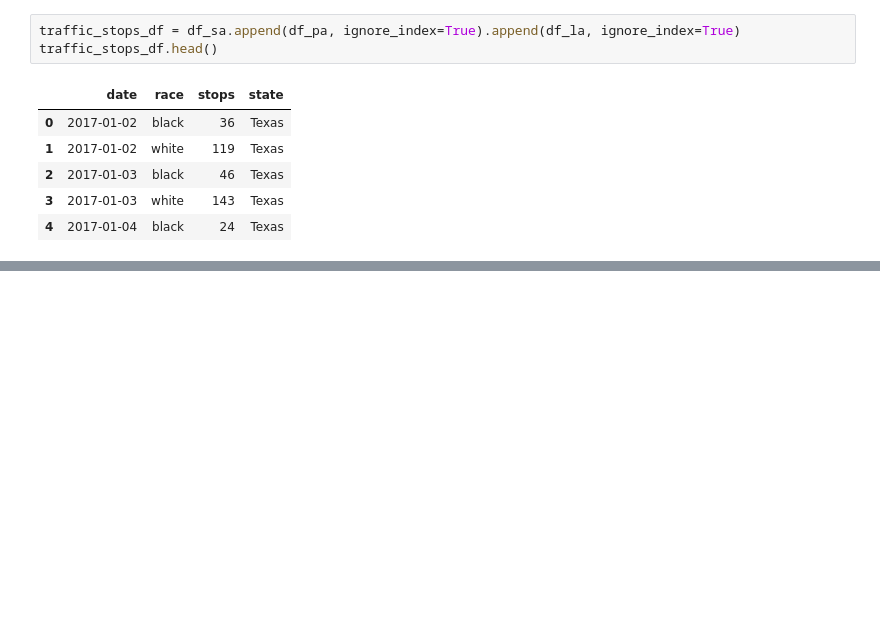
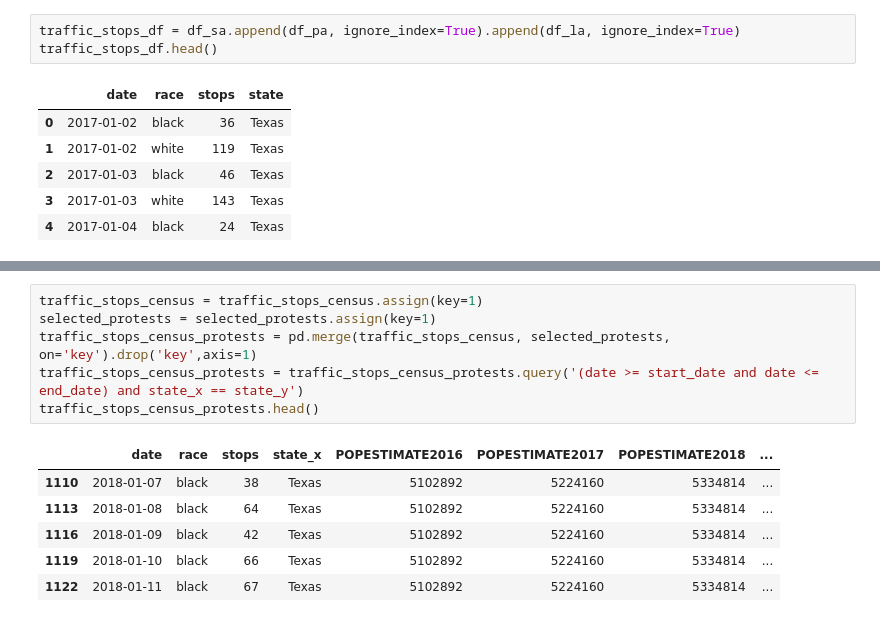
Before and after one commit to epfl-ada/ada-2020-project-milestone-p3-p3_three_musketeers, a Jupyter notebook: data_wranggling.ipynb, the cells around one changed output, grey strips where cells are left out. Saved outputs shown, nothing was run; the diff lists cells and outputs as text; blank space fills up the shorter version.

```diff
--- a/data_wranggling.ipynb
+++ b/data_wranggling.ipynb
@@ -262,0 +281,13 @@ traffic_stops_census.head()
+# %%
+traffic_stops_census = traffic_stops_census.assign(key=1)
+selected_protests = selected_protests.assign(key=1)
+traffic_stops_census_protests = pd.merge(traffic_stops_census, selected_protests, on='key').drop('key',axis=1)
+traffic_stops_census_protests = traffic_stops_census_protests.query('(date >= start_date and date <= end_date) and state_x == state_y')
+traffic_stops_census_protests.head()
+# %% [output]
+|  | date | race | stops | state_x | POPESTIMATE2016 | POPESTIMATE2017 | POPESTIMATE2018 | ... |
+| 1110 | 2018-01-07 | black | 38 | Texas | 5102892 | 5224160 | 5334814 | ... |
+| 1113 | 2018-01-08 | black | 64 | Texas | 5102892 | 5224160 | 5334814 | ... |
+| 1116 | 2018-01-09 | black | 42 | Texas | 5102892 | 5224160 | 5334814 | ... |
+| 1119 | 2018-01-10 | black | 66 | Texas | 5102892 | 5224160 | 5334814 | ... |
+| 1122 | 2018-01-11 | black | 67 | Texas | 5102892 | 5224160 | 5334814 | ... |
```
Also changed, not shown: parts of 11 cells of this notebook.
